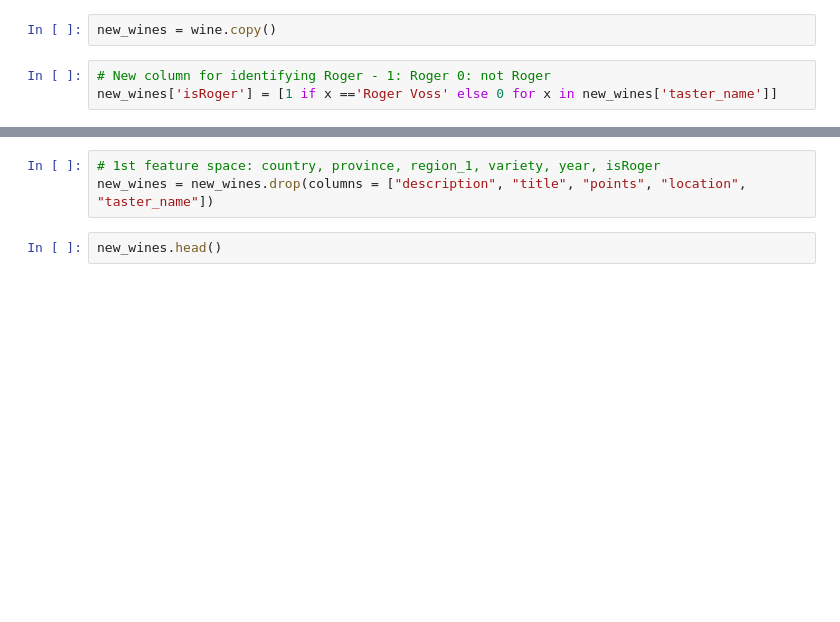
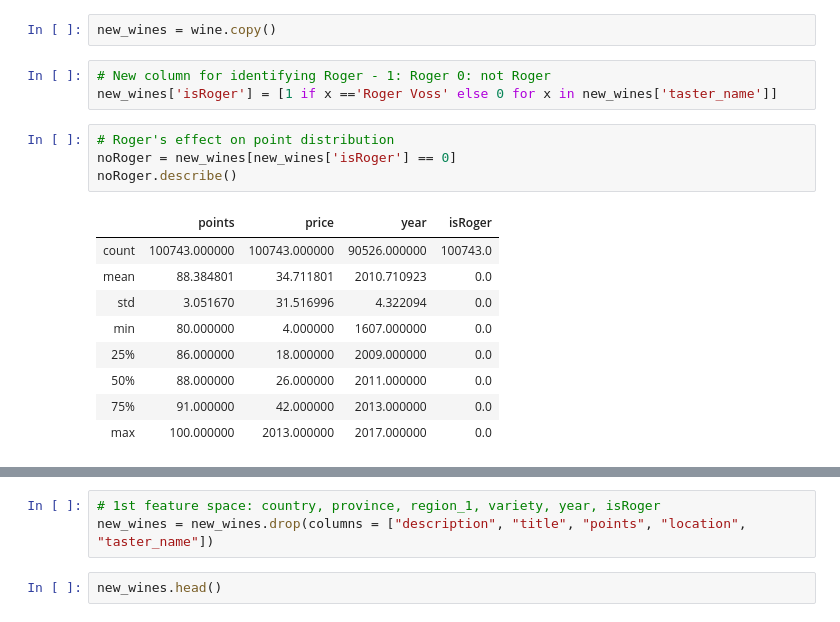
Before and after one commit to jenndy/Wine-Quality-Analysis, a Jupyter notebook: Wine_Review.ipynb, the cells around one changed output, grey strips where cells are left out. Saved outputs shown, nothing was run; the diff lists cells and outputs as text; blank space fills up the shorter version.

```diff
--- a/Wine_Review.ipynb
+++ b/Wine_Review.ipynb
@@ -424,3 +423,17 @@ new_wines = wine.copy()
 # %%
 # New column for identifying Roger - 1: Roger 0: not Roger
 new_wines['isRoger'] = [1 if x =='Roger Voss' else 0 for x in new_wines['taster_name']]
+# %%
+# Roger's effect on point distribution
+noRoger = new_wines[new_wines['isRoger'] == 0]
+noRoger.describe()
+# %% [output]
+|  | points | price | year | isRoger |
+| count | 100743.000000 | 100743.000000 | 90526.000000 | 100743.0 |
+| mean | 88.384801 | 34.711801 | 2010.710923 | 0.0 |
+| std | 3.051670 | 31.516996 | 4.322094 | 0.0 |
+| min | 80.000000 | 4.000000 | 1607.000000 | 0.0 |
+| 25% | 86.000000 | 18.000000 | 2009.000000 | 0.0 |
+| 50% | 88.000000 | 26.000000 | 2011.000000 | 0.0 |
+| 75% | 91.000000 | 42.000000 | 2013.000000 | 0.0 |
+| max | 100.000000 | 2013.000000 | 2017.000000 | 0.0 |
```
Also changed, not shown: parts of 29 cells of this notebook.
